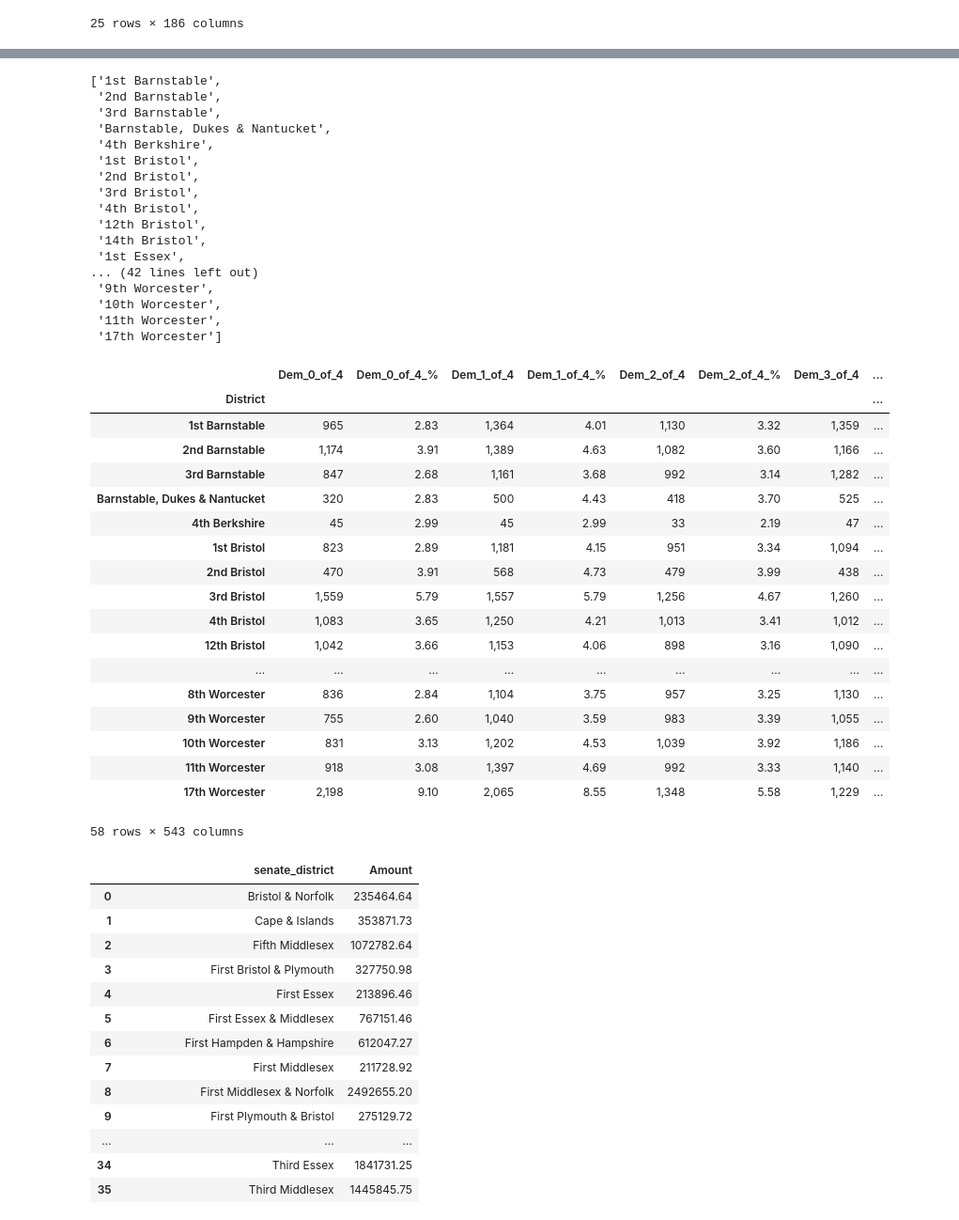
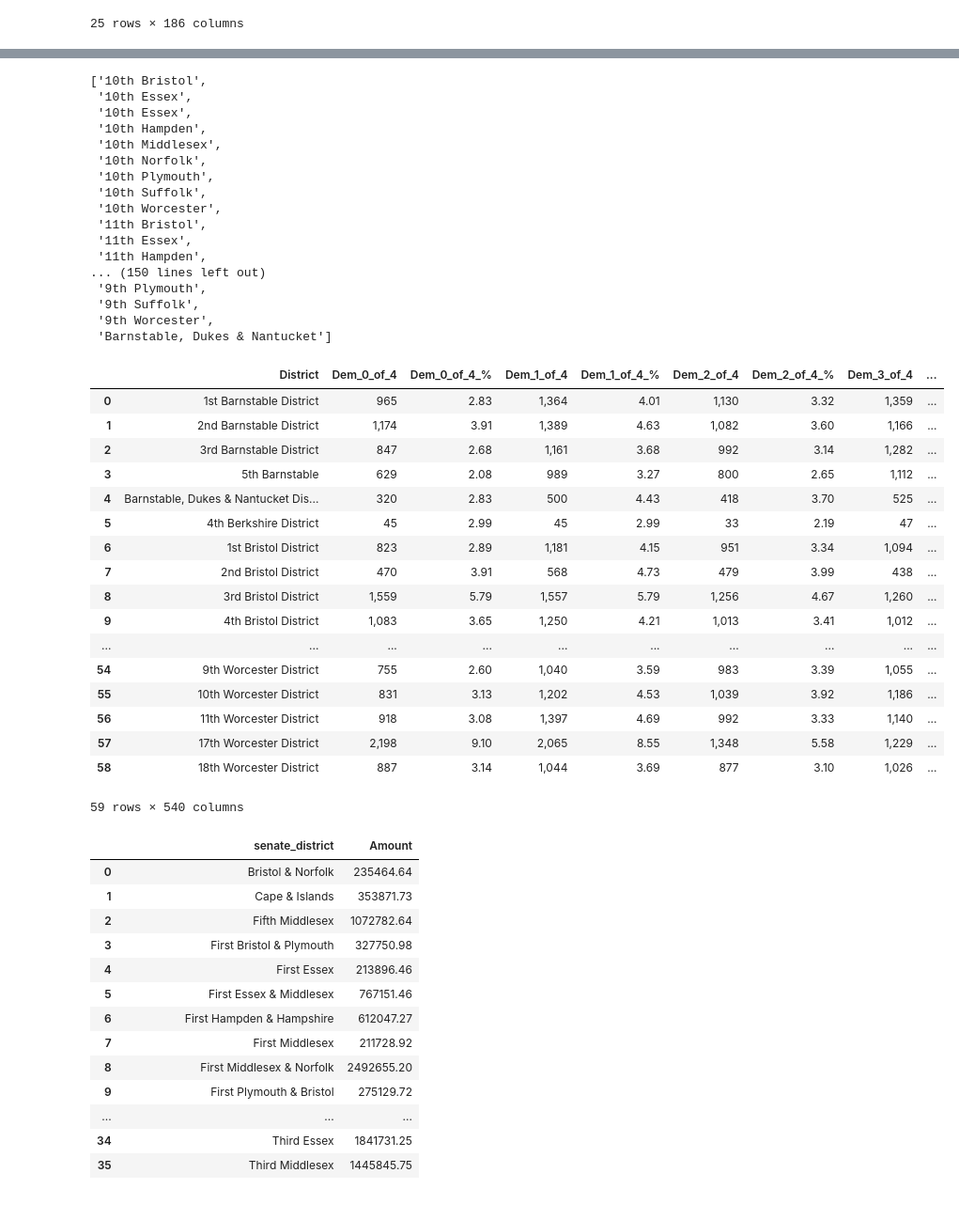
Before and after one commit to ferrys/cs-506-emerge-MA, a Jupyter notebook: scripts/MODEL TWO VOTE BUILDER CLEANING.ipynb, the cells around one changed output, grey strips where cells are left out. Shown at 94% size. Drawn from its saved outputs; the diff is of its cells as text; code cells hidden in the pictures.

```diff
--- a/scripts/MODEL TWO VOTE BUILDER CLEANING.ipynb
+++ b/scripts/MODEL TWO VOTE BUILDER CLEANING.ipynb
@@ -549,45 +544,22 @@ cen_house
 # %%
 
-cen_dists = cen_house['District'].tolist()
+cen_dists = all_merged['District'].tolist()
 cen_dists
 # %% [output]
-['1st Barnstable',
- '2nd Barnstable',
- '3rd Barnstable',
- 'Barnstable, Dukes & Nantucket',
- '4th Berkshire',
- '1st Bristol',
- '2nd Bristol',
- '3rd Bristol',
- '4th Bristol',
- '12th Bristol',
- '14th Bristol',
- '1st Essex',
-... (42 lines left out)
+['10th Bristol',
+ '10th Essex',
+ '10th Essex',
+ '10th Hampden',
+ '10th Middlesex',
+ '10th Norfolk',
+ '10th Plymouth',
+ '10th Suffolk',
+ '10th Worcester',
+ '11th Bristol',
+ '11th Essex',
+ '11th Hampden',
+... (150 lines left out)
+ '9th Plymouth',
+ '9th Suffolk',
  '9th Worcester',
- '10th Worcester',
- '11th Worcester',
- '17th Worcester']
+ 'Barnstable, Dukes & Nantucket']
-# %%
-vb_census_house = pd.concat([vb_house.set_index('District'), cen_house.set_index('District')], axis=1, join='inner')
-vb_census_house
-# %% [output]
-|  | Dem_0_of_4 | Dem_0_of_4_% | Dem_1_of_4 | Dem_1_of_4_% | Dem_2_of_4 | Dem_2_of_4_% | Dem_3_of_4 | ... |
-| District |  |  |  |  |  |  |  | ... |
-| 1st Barnstable | 965 | 2.83 | 1,364 | 4.01 | 1,130 | 3.32 | 1,359 | ... |
-| 2nd Barnstable | 1,174 | 3.91 | 1,389 | 4.63 | 1,082 | 3.60 | 1,166 | ... |
-| 3rd Barnstable | 847 | 2.68 | 1,161 | 3.68 | 992 | 3.14 | 1,282 | ... |
-| Barnstable, Dukes & Nantucket | 320 | 2.83 | 500 | 4.43 | 418 | 3.70 | 525 | ... |
-| 4th Berkshire | 45 | 2.99 | 45 | 2.99 | 33 | 2.19 | 47 | ... |
-| 1st Bristol | 823 | 2.89 | 1,181 | 4.15 | 951 | 3.34 | 1,094 | ... |
-| 2nd Bristol | 470 | 3.91 | 568 | 4.73 | 479 | 3.99 | 438 | ... |
-| 3rd Bristol | 1,559 | 5.79 | 1,557 | 5.79 | 1,256 | 4.67 | 1,260 | ... |
-| 4th Bristol | 1,083 | 3.65 | 1,250 | 4.21 | 1,013 | 3.41 | 1,012 | ... |
-| 12th Bristol | 1,042 | 3.66 | 1,153 | 4.06 | 898 | 3.16 | 1,090 | ... |
-| ... | ... | ... | ... | ... | ... | ... | ... | ... |
-| 8th Worcester | 836 | 2.84 | 1,104 | 3.75 | 957 | 3.25 | 1,130 | ... |
-| 9th Worcester | 755 | 2.60 | 1,040 | 3.59 | 983 | 3.39 | 1,055 | ... |
-| 10th Worcester | 831 | 3.13 | 1,202 | 4.53 | 1,039 | 3.92 | 1,186 | ... |
-| 11th Worcester | 918 | 3.08 | 1,397 | 4.69 | 992 | 3.33 | 1,140 | ... |
-| 17th Worcester | 2,198 | 9.10 | 2,065 | 8.55 | 1,348 | 5.58 | 1,229 | ... |
-58 rows × 543 columns
@@ -596,0 +566,22 @@ vb_census_house.to_csv("MODEL_TWO_Census_2010-2015/House/VoteBuilder_and_Census_
+# %%
+vb_merge_house = vb_house.merge(all_merged, how='left', on='District')
+vb_merge_house
+# %% [output]
+|  | District | Dem_0_of_4 | Dem_0_of_4_% | Dem_1_of_4 | Dem_1_of_4_% | Dem_2_of_4 | Dem_2_of_4_% | Dem_3_of_4 | ... |
+| 0 | 1st Barnstable District | 965 | 2.83 | 1,364 | 4.01 | 1,130 | 3.32 | 1,359 | ... |
+| 1 | 2nd Barnstable District | 1,174 | 3.91 | 1,389 | 4.63 | 1,082 | 3.60 | 1,166 | ... |
+| 2 | 3rd Barnstable District | 847 | 2.68 | 1,161 | 3.68 | 992 | 3.14 | 1,282 | ... |
+| 3 | 5th Barnstable | 629 | 2.08 | 989 | 3.27 | 800 | 2.65 | 1,112 | ... |
+| 4 | Barnstable, Dukes & Nantucket Dis... | 320 | 2.83 | 500 | 4.43 | 418 | 3.70 | 525 | ... |
+| 5 | 4th Berkshire District | 45 | 2.99 | 45 | 2.99 | 33 | 2.19 | 47 | ... |
+| 6 | 1st Bristol District | 823 | 2.89 | 1,181 | 4.15 | 951 | 3.34 | 1,094 | ... |
+| 7 | 2nd Bristol District | 470 | 3.91 | 568 | 4.73 | 479 | 3.99 | 438 | ... |
+| 8 | 3rd Bristol District | 1,559 | 5.79 | 1,557 | 5.79 | 1,256 | 4.67 | 1,260 | ... |
+| 9 | 4th Bristol District | 1,083 | 3.65 | 1,250 | 4.21 | 1,013 | 3.41 | 1,012 | ... |
+| ... | ... | ... | ... | ... | ... | ... | ... | ... | ... |
+| 54 | 9th Worcester District | 755 | 2.60 | 1,040 | 3.59 | 983 | 3.39 | 1,055 | ... |
+| 55 | 10th Worcester District | 831 | 3.13 | 1,202 | 4.53 | 1,039 | 3.92 | 1,186 | ... |
+| 56 | 11th Worcester District | 918 | 3.08 | 1,397 | 4.69 | 992 | 3.33 | 1,140 | ... |
+| 57 | 17th Worcester District | 2,198 | 9.10 | 2,065 | 8.55 | 1,348 | 5.58 | 1,229 | ... |
+| 58 | 18th Worcester District | 887 | 3.14 | 1,044 | 3.69 | 877 | 3.10 | 1,026 | ... |
+59 rows × 540 columns
```
Also changed, not shown: parts of 11 cells of this notebook, 4 other files.
